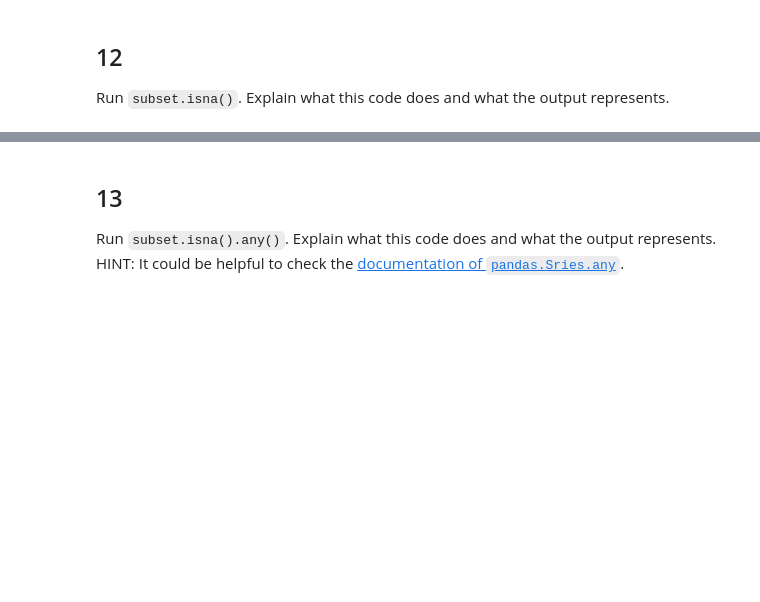
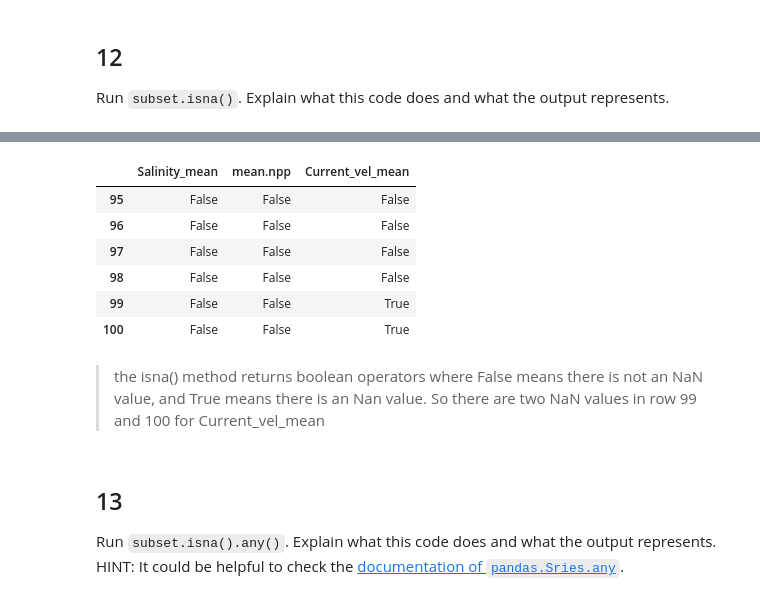
Before and after one commit to amandaherbst/eds220-hwk-1, a Jupyter notebook: hwk1-task3.ipynb, the cells around one changed output, grey strips where cells are left out. Cells and saved outputs as stored; diff of their text form; code cells hidden in the pictures; blank space fills up the shorter version.

```diff
--- a/hwk1-task3.ipynb
+++ b/hwk1-task3.ipynb
@@ -229,3 +271,15 @@ Run `subset.isna()`. Explain what this code does and what the output represents.
+# %%
+subset.isna()
+# %% [output]
+|  | Salinity_mean | mean.npp | Current_vel_mean |
+| 95 | False | False | False |
+| 96 | False | False | False |
+| 97 | False | False | False |
+| 98 | False | False | False |
+| 99 | False | False | True |
+| 100 | False | False | True |
+# %% [markdown]
+> the isna() method returns boolean operators where False means there is not an NaN value, and True means there is an Nan value. So there are two NaN values in row 99 and 100 for Current_vel_mean
 # %% [markdown]
 ## 13
 Run `subset.isna().any()`. Explain what this code does and what the output represents. HINT: It could be helpful to check the [documentation of `pandas.Sries.any`](https://pandas.pydata.org/docs/reference/api/pandas.Series.any.html).
```
Also changed, not shown: parts of 7 cells of this notebook.
